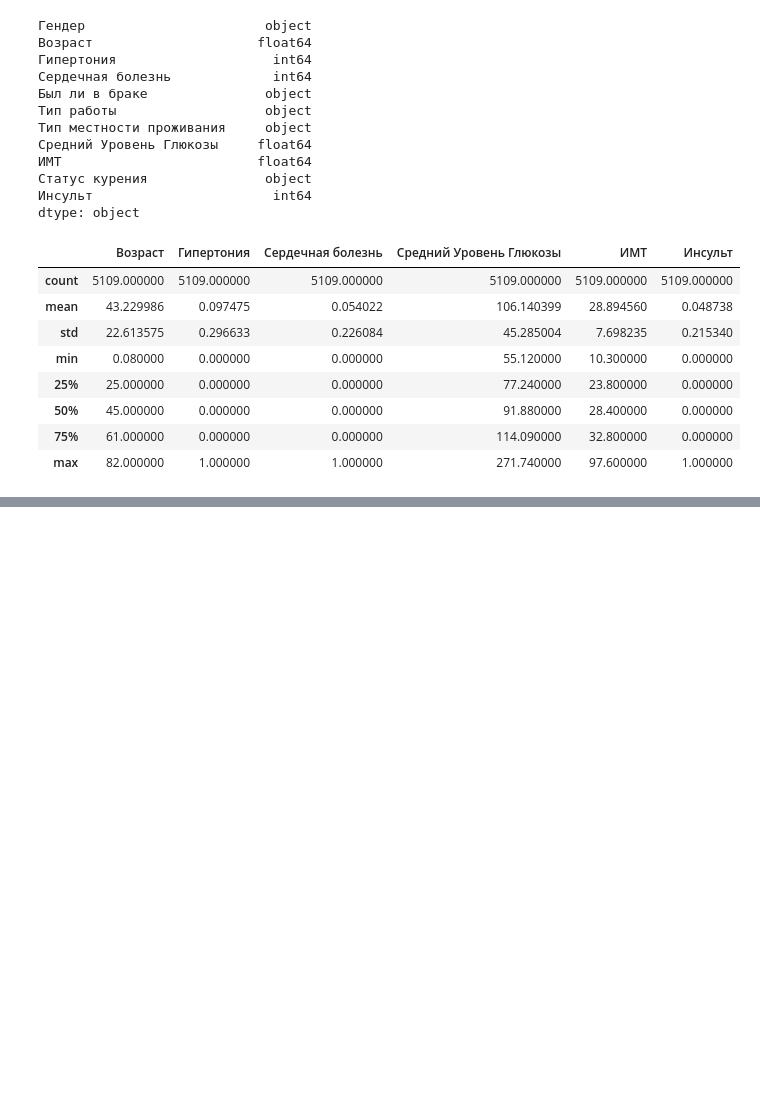
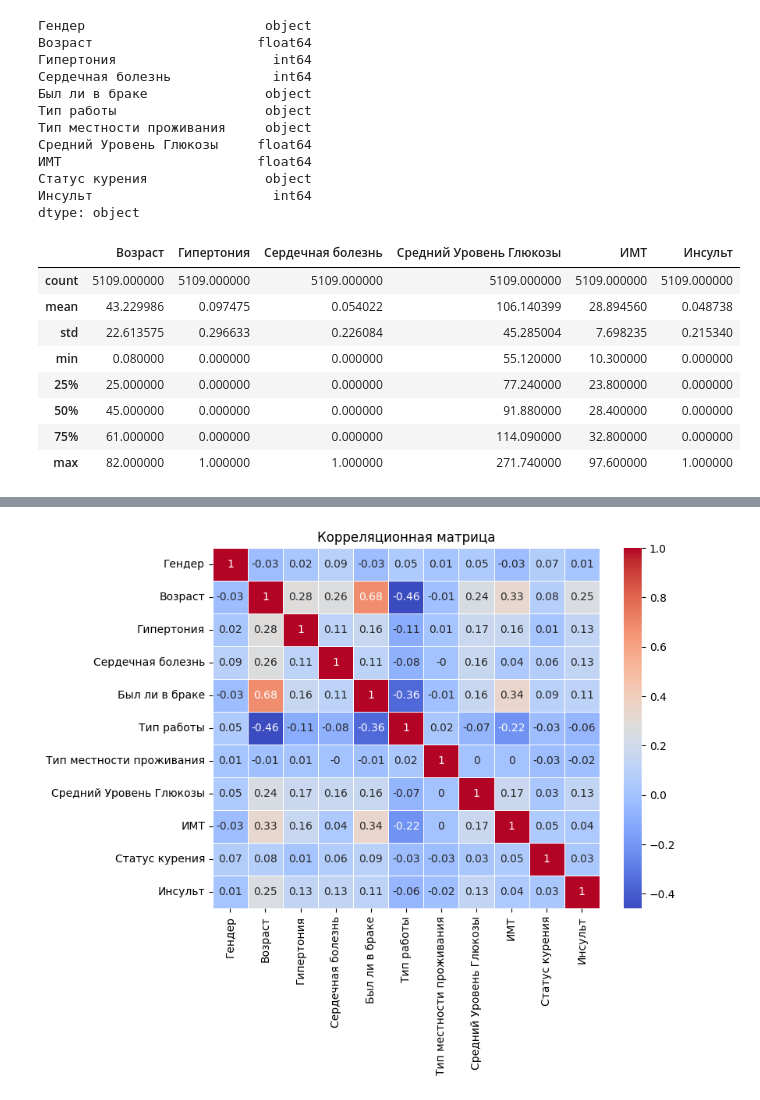
Before and after one commit to OkejoTM/132, a Jupyter notebook: 1.ipynb, the cells around one changed output, grey strips where cells are left out. Cells and saved outputs as stored; diff of their text form; code cells hidden in the pictures; blank space fills up the shorter version.

```diff
--- a/1.ipynb
+++ b/1.ipynb
@@ -96,0 +113,24 @@ data.describe()
+# %%
+data['Гендер'] = data['Гендер'].replace({'Male': 1, 'Female': 0})
+data['Был ли в браке'] = data['Был ли в браке'].replace({'Yes': 1, 'No': 0})
+data['Тип местности проживания'] = data['Тип местности проживания'].replace({'Rural': 1, 'Urban': 0})
+data['Тип работы'] = data['Тип работы'].replace({'Self-employed': 1, 'Govt_job': 0, 'Never_worked':2, 'Private':3, 'children':4})
+data['Статус курения'] = data['Статус курения'].replace({'never smoked':0, 'Unknown':1, 'formerly smoked':2, 'smokes':3})
+
+
+data = data.fillna(data.mean())
+correlation_matrix = data.corr().round(2)
+plt.figure(figsize=(8, 6))  # Размер графика
+sb.heatmap(correlation_matrix, annot=True, cmap='coolwarm', linewidths=0.5)
+
+# Добавьте название графика
+plt.title('Корреляционная матрица')
+
+# Отобразите график
+plt.show()
+
+
+
+#123
+# %% [output]
+[figure, added]
```
Also changed, not shown: parts of 6 cells of this notebook.
